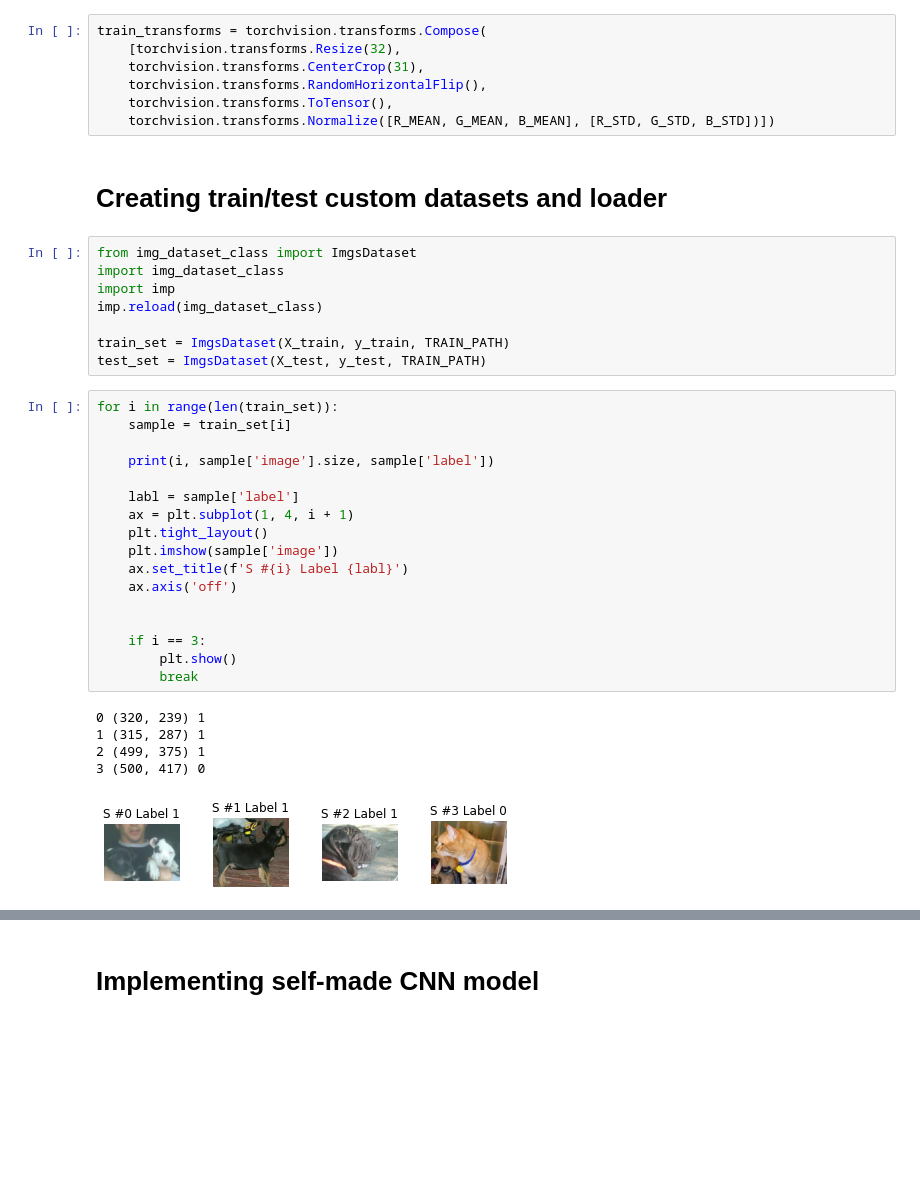
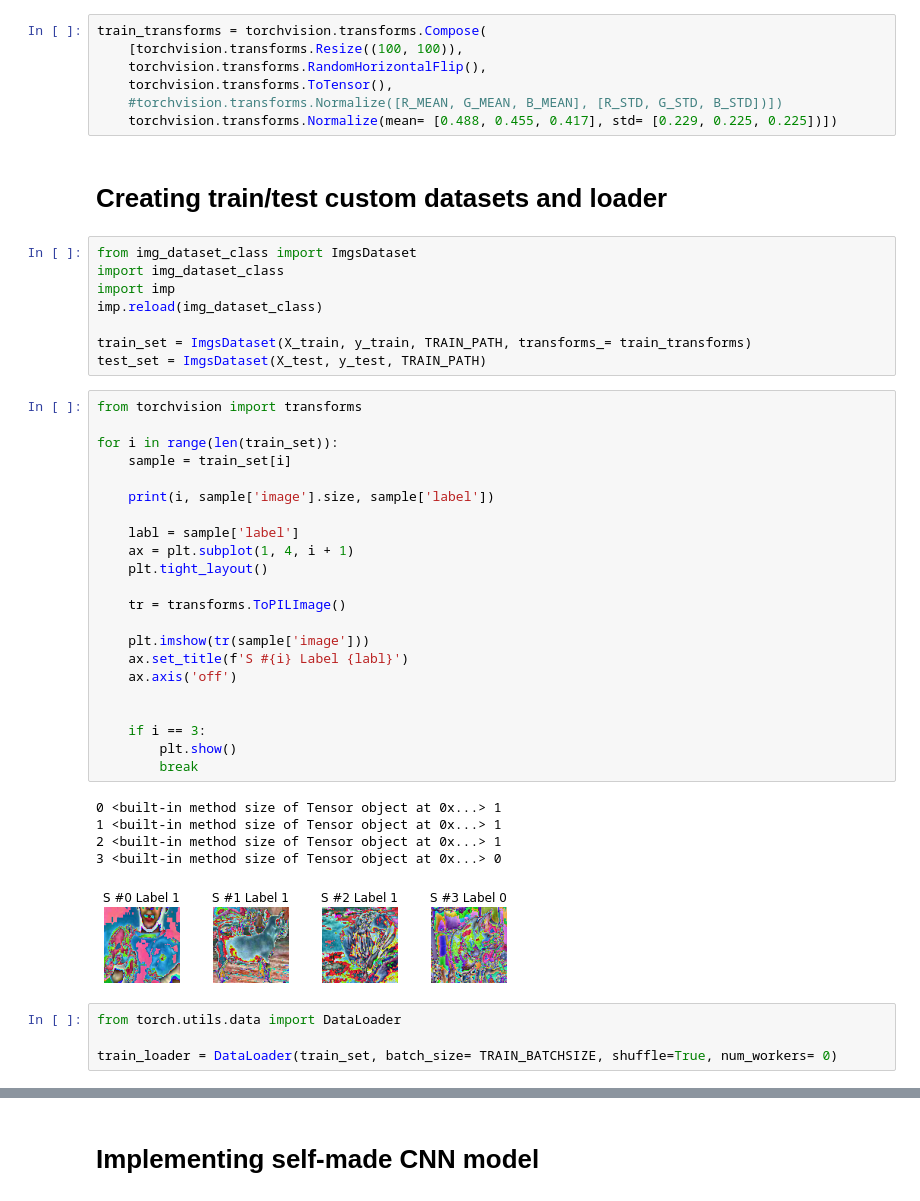
Before and after one commit to ivanshin/Cats_vs_dogs_vision, a Jupyter notebook: expirement_nb.ipynb, the cells around one changed output, grey strips where cells are left out. Drawn from its saved outputs; the diff is of its cells as text; blank space fills up the shorter version.

Commit message:
dataset and loader ready. Wrong model and loss

```diff
--- a/expirement_nb.ipynb
+++ b/expirement_nb.ipynb
@@ -178,11 +179,11 @@ sns.countplot(x= y_test, ax= axs[1], palette= 'bright')
 # Transforms
 # %%
 train_transforms = torchvision.transforms.Compose(
-    [torchvision.transforms.Resize(32),
-    torchvision.transforms.CenterCrop(31),
+    [torchvision.transforms.Resize((100, 100)),
     torchvision.transforms.RandomHorizontalFlip(),
     torchvision.transforms.ToTensor(),
-    torchvision.transforms.Normalize([R_MEAN, G_MEAN, B_MEAN], [R_STD, G_STD, B_STD])])
+    #torchvision.transforms.Normalize([R_MEAN, G_MEAN, B_MEAN], [R_STD, G_STD, B_STD])])
+    torchvision.transforms.Normalize(mean= [0.488, 0.455, 0.417], std= [0.229, 0.225, 0.225])])
 # %% [markdown]
 # Creating train/test custom datasets and loader
 # %%
@@ -191,28 +192,37 @@ import img_dataset_class
 import imp
 imp.reload(img_dataset_class)
 
-train_set = ImgsDataset(X_train, y_train, TRAIN_PATH)
+train_set = ImgsDataset(X_train, y_train, TRAIN_PATH, transforms_= train_transforms)
 test_set = ImgsDataset(X_test, y_test, TRAIN_PATH)
 # %%
+from torchvision import transforms
+
 for i in range(len(train_set)):
     sample = train_set[i]
 
     print(i, sample['image'].size, sample['label'])
 
     labl = sample['label']
     ax = plt.subplot(1, 4, i + 1)
     plt.tight_layout()
-    plt.imshow(sample['image'])
+
+    tr = transforms.ToPILImage()
+
+    plt.imshow(tr(sample['image']))
     ax.set_title(f'S #{i} Label {labl}')
     ax.axis('off')
 
 
     if i == 3:
         plt.show()
         break
 # %% [output]
-0 (320, 239) 1
-1 (315, 287) 1
-2 (499, 375) 1
-3 (500, 417) 0
+0 <built-in method size of Tensor object at 0x...> 1
+1 <built-in method size of Tensor object at 0x...> 1
+2 <built-in method size of Tensor object at 0x...> 1
+3 <built-in method size of Tensor object at 0x...> 0
-[figure, old version]
+[figure, new version]
+# %%
+from torch.utils.data import DataLoader
+
+train_loader = DataLoader(train_set, batch_size= TRAIN_BATCHSIZE, shuffle=True, num_workers= 0)
```
Also changed, not shown: parts of 8 cells of this notebook, 1 other file.
